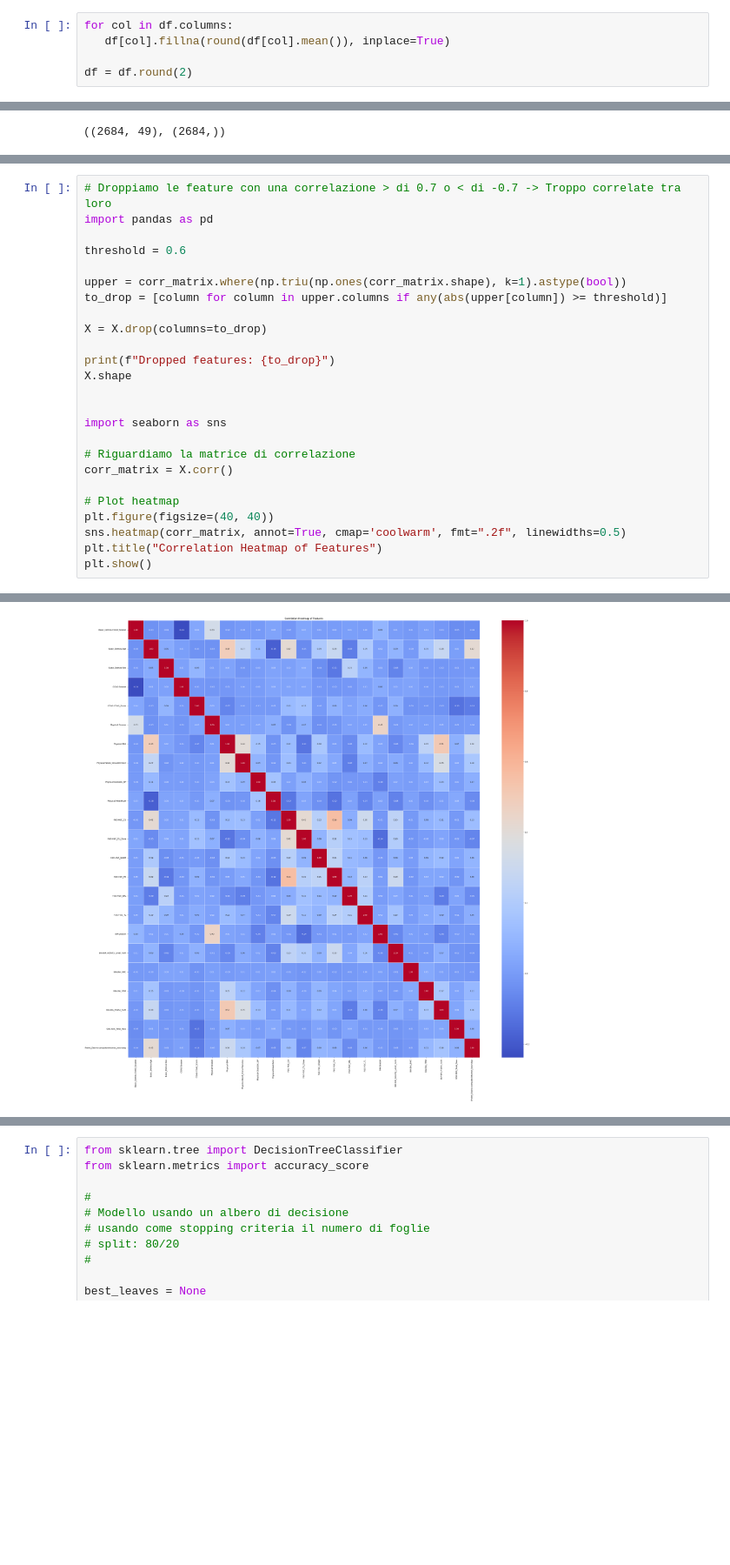
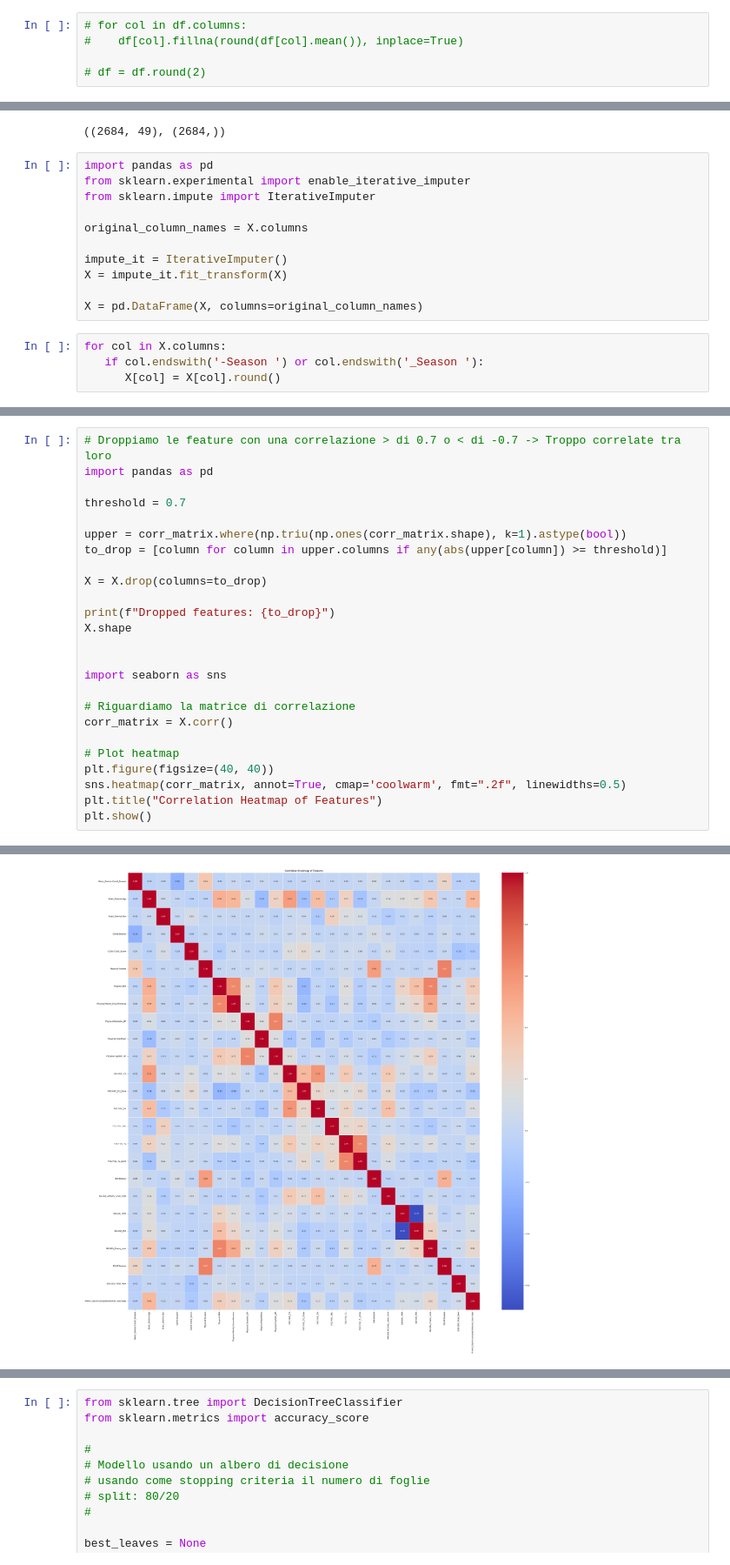
Before and after one commit to Gabri03ele/Child_Mind_Institute, a Jupyter notebook: main.ipynb, the cells around one changed output, grey strips where cells are left out. Shown at 87% size. Saved outputs shown, nothing was run; the diff lists cells and outputs as text; blank space fills up the shorter version.

```diff
--- a/main.ipynb
+++ b/main.ipynb
@@ -144,5 +161,5 @@ Columns retained due to correlation: ['Physical-Waist_Circumference ', 'FGC-FGC_
 # %%
-for col in df.columns:
-   df[col].fillna(round(df[col].mean()), inplace=True)
+# for col in df.columns:
+#    df[col].fillna(round(df[col].mean()), inplace=True)
 
-df = df.round(2)
+# df = df.round(2)
@@ -160,6 +170,21 @@ y = df['sii']
 X.shape, y.shape
 # %% [output]
 ((2684, 49), (2684,))
+# %%
+import pandas as pd
+from sklearn.experimental import enable_iterative_imputer
+from sklearn.impute import IterativeImputer
+
+original_column_names = X.columns
+
+impute_it = IterativeImputer()
+X = impute_it.fit_transform(X)
+
+X = pd.DataFrame(X, columns=original_column_names)
+# %%
+for col in X.columns:
+   if col.endswith('-Season ') or col.endswith('_Season '):
+      X[col] = X[col].round()
 # %%
 # Visualizzo le varibili usando gli istogrammi
 import matplotlib.pyplot as plt
@@ -186,7 +211,7 @@ plt.show()
 # Droppiamo le feature con una correlazione > di 0.7 o < di -0.7 -> Troppo correlate tra loro
 import pandas as pd
 
-threshold = 0.6
+threshold = 0.7
 
 upper = corr_matrix.where(np.triu(np.ones(corr_matrix.shape), k=1).astype(bool))
 to_drop = [column for column in upper.columns if any(abs(upper[column]) >= threshold)]
@@ -212,4 +237,4 @@ Dropped features: ['Physical-Height ', 'Physical-Weight ', 'Physical-Systolic_BP
-[figure, old version]
+[figure, new version]
 # %%
 # memorizziamo le colonne che hanno rispettato tutti i criteri fino ad ora
 # controlliamo che non ci siano valori nulli
```
Also changed, not shown: parts of 33 cells of this notebook.
